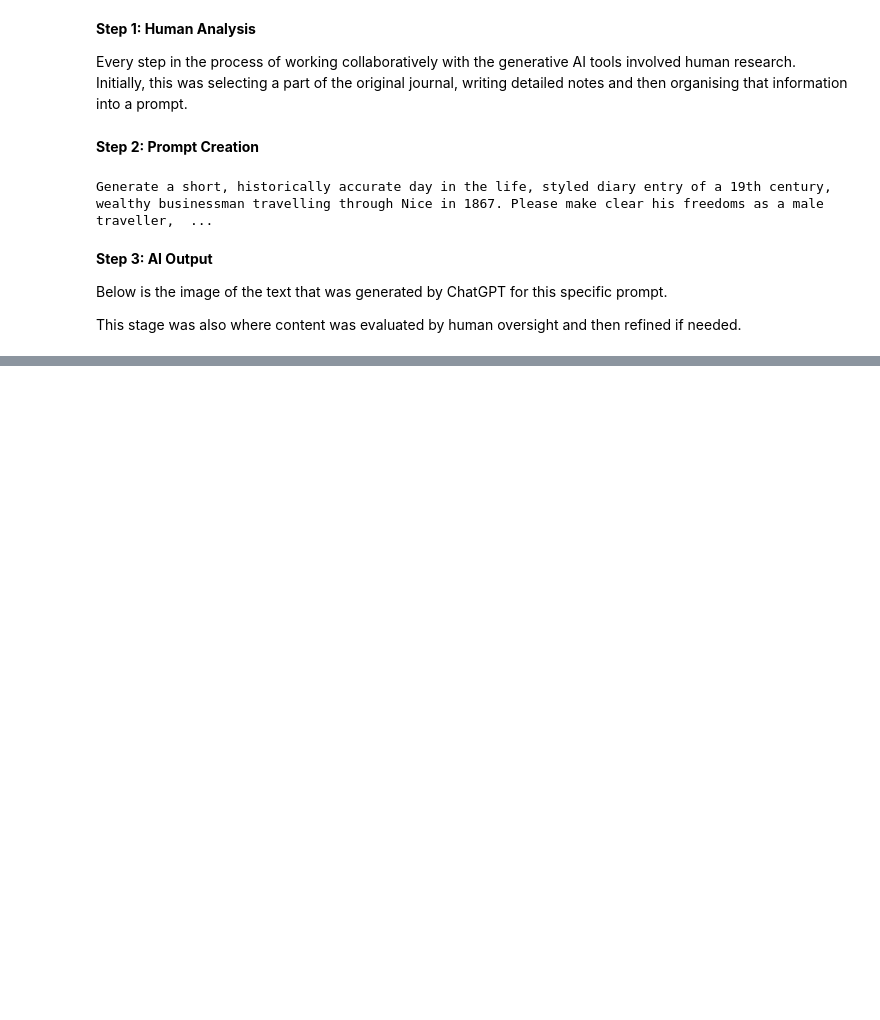
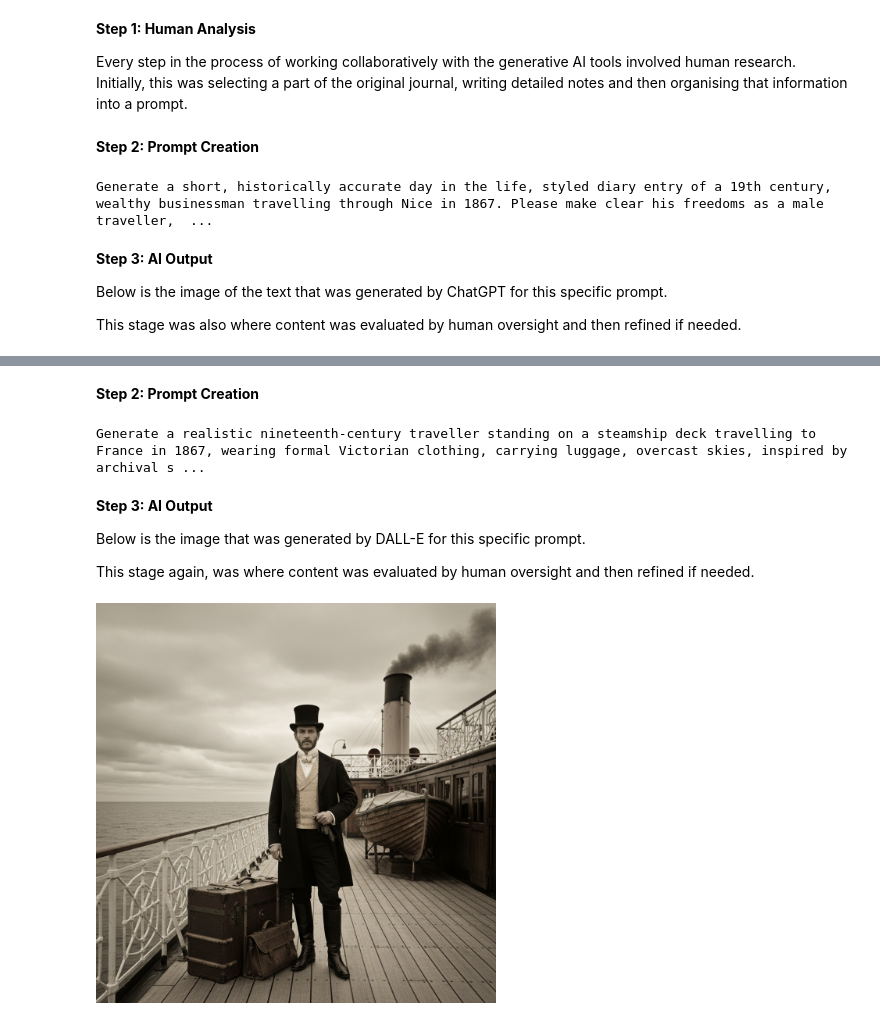
Before and after one commit to Abi-H25/ai-for-the-arts-B, a Jupyter notebook: Workflow_Demonstration.ipynb, the cells around one changed output, grey strips where cells are left out. Drawn from its saved outputs; the diff is of its cells as text; code cells hidden in the pictures; blank space fills up the shorter version.

```diff
--- a/Workflow_Demonstration.ipynb
+++ b/Workflow_Demonstration.ipynb
@@ -23,0 +36,21 @@ This stage was also where content was evaluated by human oversight and then refi
+# %% [markdown]
+**Step 2: Prompt Creation**
+# %%
+prompt = """
+Generate a realistic nineteenth-century traveller standing on a steamship deck travelling to France in 1867, wearing formal Victorian clothing, carrying luggage, overcast skies, inspired by archival sketchbook illustrations, but in a realistic style, not a line drawing, muted colour palette, historically accurate style.
+"""
+print(prompt)
+# %% [output]
+Generate a realistic nineteenth-century traveller standing on a steamship deck travelling to France in 1867, wearing formal Victorian clothing, carrying luggage, overcast skies, inspired by archival s ...
+# %% [markdown]
+**Step 3: AI Output**
+
+Below is the image that was generated by DALL-E for this specific prompt.
+
+This stage again, was where content was evaluated by human oversight and then refined if needed.
+# %%
+from IPython.display import Image, display
+
+display(Image(filename='Final AI Project Images/wealthy-businessman-image.png', width=400))
+# %% [output]
+[figure, added]
```
Also changed, not shown: parts of 2 cells of this notebook, 3 other files.
